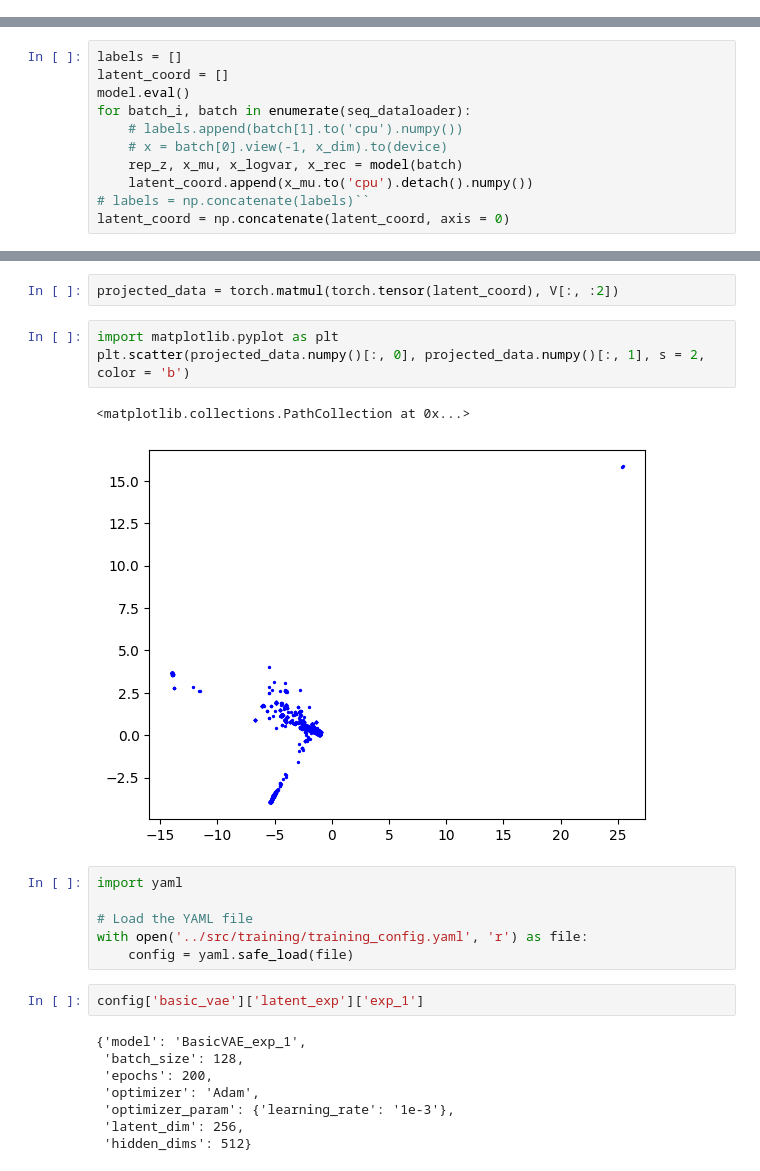
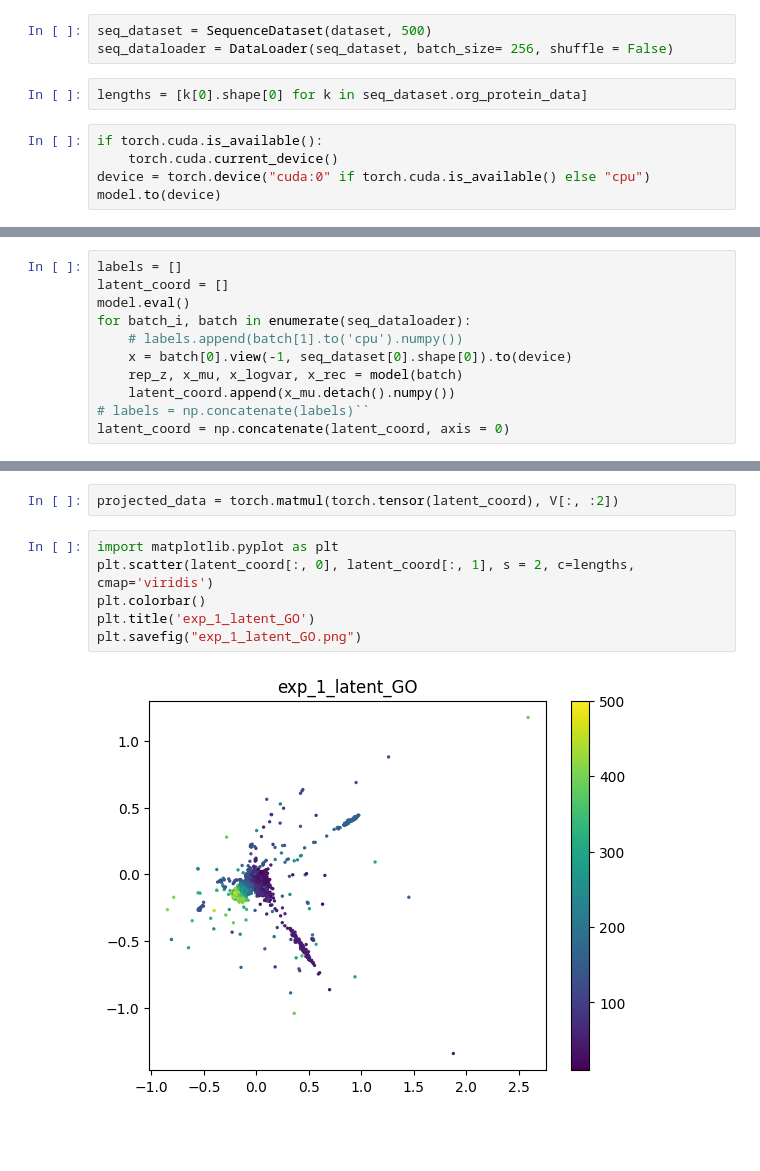
Before and after one commit to shazakam/ProteinManifoldLearning, a Jupyter notebook: Notebooks/vae_test.ipynb, the cells around one changed output, grey strips where cells are left out. Drawn from its saved outputs; the diff is of its cells as text; blank space fills up the shorter version.

```diff
--- a/Notebooks/vae_test.ipynb
+++ b/Notebooks/vae_test.ipynb
@@ -146,0 +168,10 @@ trainer.fit(model, train_dataloader, val_dataloader)
+# %%
+seq_dataset = SequenceDataset(dataset, 500)
+seq_dataloader = DataLoader(seq_dataset, batch_size= 256, shuffle = False)
+# %%
+lengths = [k[0].shape[0] for k in seq_dataset.org_protein_data]
+# %%
+if torch.cuda.is_available():
+    torch.cuda.current_device()
+device = torch.device("cuda:0" if torch.cuda.is_available() else "cpu")
+model.to(device)
@@ -150,9 +191,9 @@ latent_coord = []
 model.eval()
 for batch_i, batch in enumerate(seq_dataloader):
     # labels.append(batch[1].to('cpu').numpy())
-    # x = batch[0].view(-1, x_dim).to(device)
+    x = batch[0].view(-1, seq_dataset[0].shape[0]).to(device)
     rep_z, x_mu, x_logvar, x_rec = model(batch)
-    latent_coord.append(x_mu.to('cpu').detach().numpy())
+    latent_coord.append(x_mu.detach().numpy())
 # labels = np.concatenate(labels)``
 latent_coord = np.concatenate(latent_coord, axis = 0)
 # %%
@@ -177,23 +212,9 @@ U, S, V = torch.pca_lowrank(torch.tensor(latent_coord), q=None, center=True, nit
 projected_data = torch.matmul(torch.tensor(latent_coord), V[:, :2])
 # %%
 import matplotlib.pyplot as plt
-plt.scatter(projected_data.numpy()[:, 0], projected_data.numpy()[:, 1], s = 2, color = 'b')
+plt.scatter(latent_coord[:, 0], latent_coord[:, 1], s = 2, c=lengths, cmap='viridis')
+plt.colorbar()
+plt.title('exp_1_latent_GO')
+plt.savefig("exp_1_latent_GO.png")
 # %% [output]
-<matplotlib.collections.PathCollection at 0x...>
-[figure, old version]
+[figure, new version]
-# %%
-import yaml
-
-# Load the YAML file
-with open('../src/training/training_config.yaml', 'r') as file:
-    config = yaml.safe_load(file)
-# %%
-config['basic_vae']['latent_exp']['exp_1']
-# %% [output]
-{'model': 'BasicVAE_exp_1',
- 'batch_size': 128,
- 'epochs': 200,
- 'optimizer': 'Adam',
- 'optimizer_param': {'learning_rate': '1e-3'},
- 'latent_dim': 256,
- 'hidden_dims': 512}
```
Also changed, not shown: parts of 7 cells of this notebook, 7 other files.
